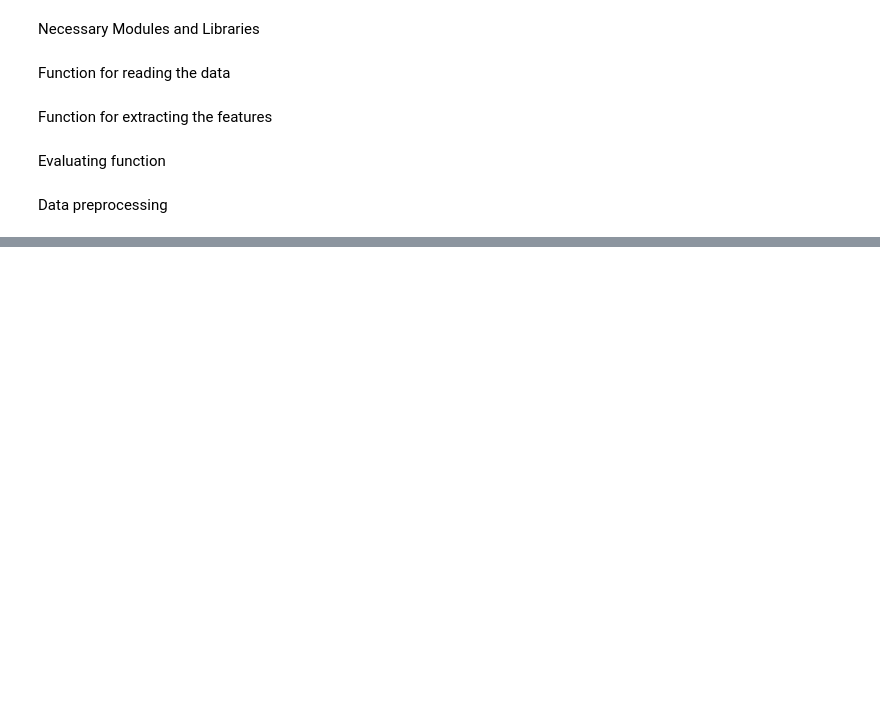
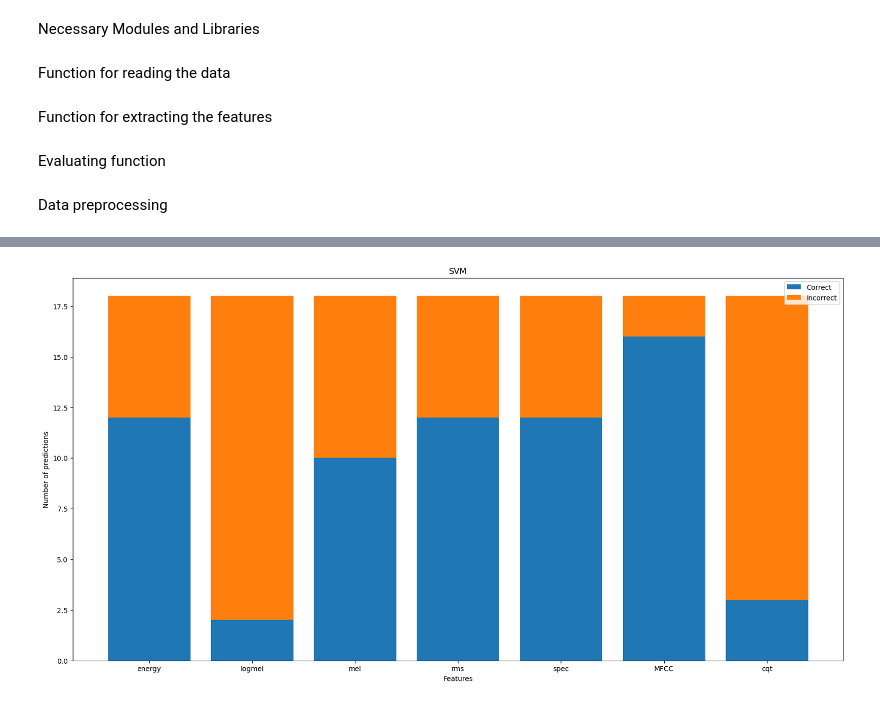
Before and after one commit to nntk072/Tram_Bus_Recognition, a Jupyter notebook: main.ipynb, the cells around one changed output, grey strips where cells are left out. Cells and saved outputs as stored; diff of their text form; code cells hidden in the pictures; blank space fills up the shorter version.

```diff
--- a/main.ipynb
+++ b/main.ipynb
@@ -321,29 +454,30 @@ X, y, X_test, y_test, feature_names, num_class, c2i, i2c = getDataset(train_data
 # %%
 # A function that exporting the csv file from the beginning of the
-def exportCSV(y_pred, y_test, filename, bus_test = bus_test, tram_test = tram_test, i2c = i2c):
+def exportCSV(y_pred, y_test, filename, bus_test=bus_test, tram_test=tram_test, i2c=i2c):
     # convert the binary data into a class label (bus or tram)
     y_pred_label = []
     for i in range(len(y_pred)):
         y_pred_label.append(i2c[y_pred[i]])
     y_pred_label = np.array(y_pred_label)
-    # print(y_pred_label)
+
 
     # convert the binary data into a class label (bus or tram)
     y_test_label = []
     for i in range(len(y_test)):
         y_test_label.append(i2c[y_test[i]])
     y_test_label = np.array(y_test_label)
-    # print(y_test_label)
+
     y_test_name = []
     for i in range(len(bus_test)):
         y_test_name.append(os.path.basename(bus_test[i]))
     for i in range(len(tram_test)):
         y_test_name.append(os.path.basename(tram_test[i]))
     y_test_name = np.array(y_test_name)
-    # print(y_test_name)
+
 
     # Export the CSV file using y_test_name, y_pred_label, and y_test_label
-    df = pd.DataFrame({'fname': y_test_name, 'y_pred': y_pred_label, 'y_test': y_test_label})
+    df = pd.DataFrame(
+        {'fname': y_test_name, 'y_pred': y_pred_label, 'y_test': y_test_label})
     df.to_csv(filename, index=False)
 # %%
 def dataPreprocessing(X, X_test):
@@ -635,35 +864,38 @@ for i in range(len(SVM_concat)):
         logmel_SVM_incorrect += 1
     if SVM_concat['mel'][i] == SVM_concat['y_test'][i]:
         mel_SVM_correct += 1
     else:
         mel_SVM_incorrect += 1
     if SVM_concat['rms'][i] == SVM_concat['y_test'][i]:
         rms_SVM_correct += 1
     else:
         rms_SVM_incorrect += 1
     if SVM_concat['spec'][i] == SVM_concat['y_test'][i]:
         spec_SVM_correct += 1
     else:
         spec_SVM_incorrect += 1
     if SVM_concat['MFCC'][i] == SVM_concat['y_test'][i]:
         MFCC_SVM_correct += 1
     else:
         MFCC_SVM_incorrect += 1
     if SVM_concat['cqt'][i] == SVM_concat['y_test'][i]:
         cqt_SVM_correct += 1
     else:
         cqt_SVM_incorrect += 1
 
-# Plot the histogram
+# Plot the diagram with the number of correct predictions and incorrect predictions for each feature
 plt.figure(figsize=(20,10))
 plt.bar(feature_names_list, [energy_SVM_correct, logmel_SVM_correct, mel_SVM_correct, rms_SVM_correct, spec_SVM_correct, MFCC_SVM_correct, cqt_SVM_correct], label="Correct")
 plt.bar(feature_names_list, [energy_SVM_incorrect, logmel_SVM_incorrect, mel_SVM_incorrect, rms_SVM_incorrect, spec_SVM_incorrect, MFCC_SVM_incorrect, cqt_SVM_incorrect], bottom=[energy_SVM_correct, logmel_SVM_correct, mel_SVM_correct, rms_SVM_correct, spec_SVM_correct, MFCC_SVM_correct, cqt_SVM_correct], label="Incorrect")
-
+plt.xticks(range(len(feature_names_list)), feature_names_list)
 plt.legend()
 plt.xlabel("Features")
 plt.ylabel("Number of predictions")
 plt.title("SVM")
+plt.savefig("SVM.png")
 plt.show()
+# %% [output]
+[figure, added]
 # %%
 # export the csv file
 KNN_concat.to_csv("KNN_concat.csv", index=False)
```
Also changed, not shown: parts of 16 cells of this notebook, 4 other files.
